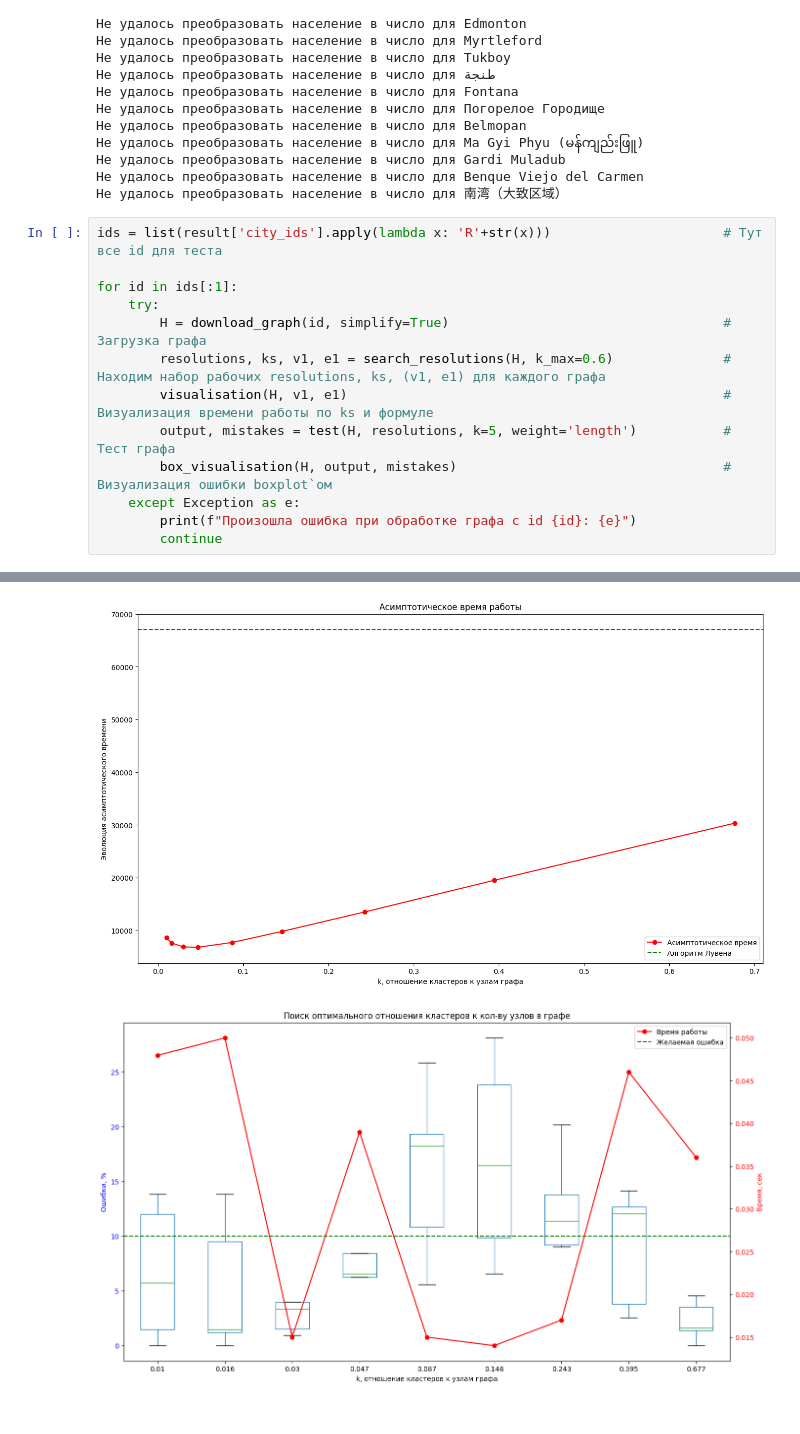
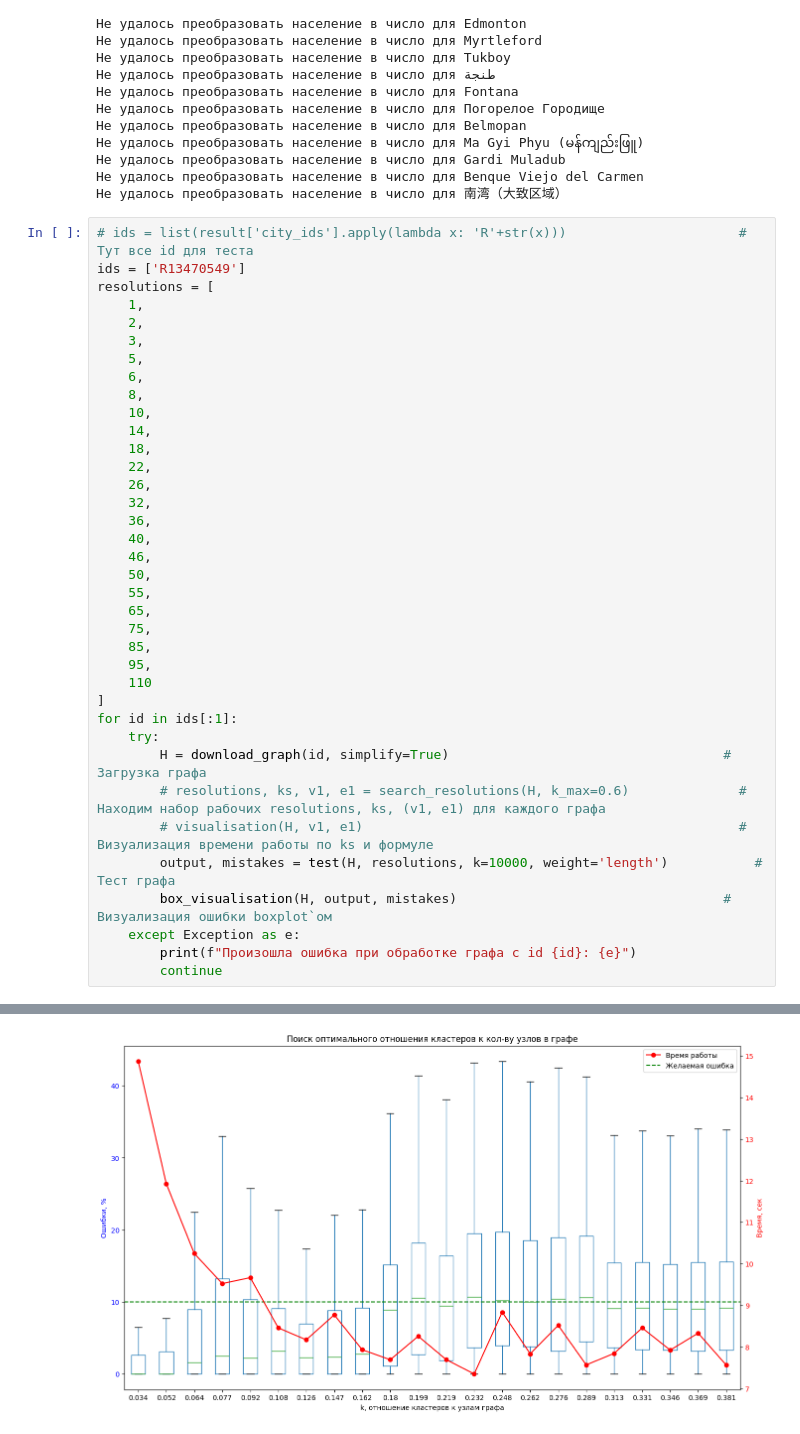
Before and after one commit to NikitaNikolaevich/graph-topology-in-routing-problems, a Jupyter notebook: VRP/work_with_graphs.ipynb, the cells around one changed output, grey strips where cells are left out. Drawn from its saved outputs; the diff is of its cells as text.

```diff
--- a/VRP/work_with_graphs.ipynb
+++ b/VRP/work_with_graphs.ipynb
@@ -426,14 +426,38 @@ if __name__ == "__main__":
 Не удалось преобразовать население в число для Benque Viejo del Carmen
 Не удалось преобразовать население в число для 南湾（大致区域）
 # %%
-ids = list(result['city_ids'].apply(lambda x: 'R'+str(x)))                      # Тут все id для теста
-
+# ids = list(result['city_ids'].apply(lambda x: 'R'+str(x)))                      # Тут все id для теста
+ids = ['R13470549']
+resolutions = [
+    1,
+    2,
+    3,
+    5,
+    6,
+    8,
+    10,
+    14,
+    18,
+    22,
+    26,
+    32,
+    36,
+    40,
+    46,
+    50,
+    55,
+    65,
+    75,
+    85,
+    95,
+    110
+]
 for id in ids[:1]:
     try:
         H = download_graph(id, simplify=True)                                   # Загрузка графа
-        resolutions, ks, v1, e1 = search_resolutions(H, k_max=0.6)              # Находим набор рабочих resolutions, ks, (v1, e1) для каждого графа
-        visualisation(H, v1, e1)                                                # Визуализация времени работы по ks и формуле
-        output, mistakes = test(H, resolutions, k=5, weight='length')           # Тест графа
+        # resolutions, ks, v1, e1 = search_resolutions(H, k_max=0.6)              # Находим набор рабочих resolutions, ks, (v1, e1) для каждого графа
+        # visualisation(H, v1, e1)                                                # Визуализация времени работы по ks и формуле
+        output, mistakes = test(H, resolutions, k=10000, weight='length')           # Тест графа
         box_visualisation(H, output, mistakes)                                  # Визуализация ошибки boxplot`ом
     except Exception as e:
         print(f"Произошла ошибка при обработке графа с id {id}: {e}")
@@ -450,2 +473 @@ mistakes_R62145.csv был сохранён в data\csv\mistakes_R62145.csv
-[figure, old version]
+[figure, new version]
-[figure, removed]
```
Also changed, not shown: parts of 2 cells of this notebook, 1 other file.
